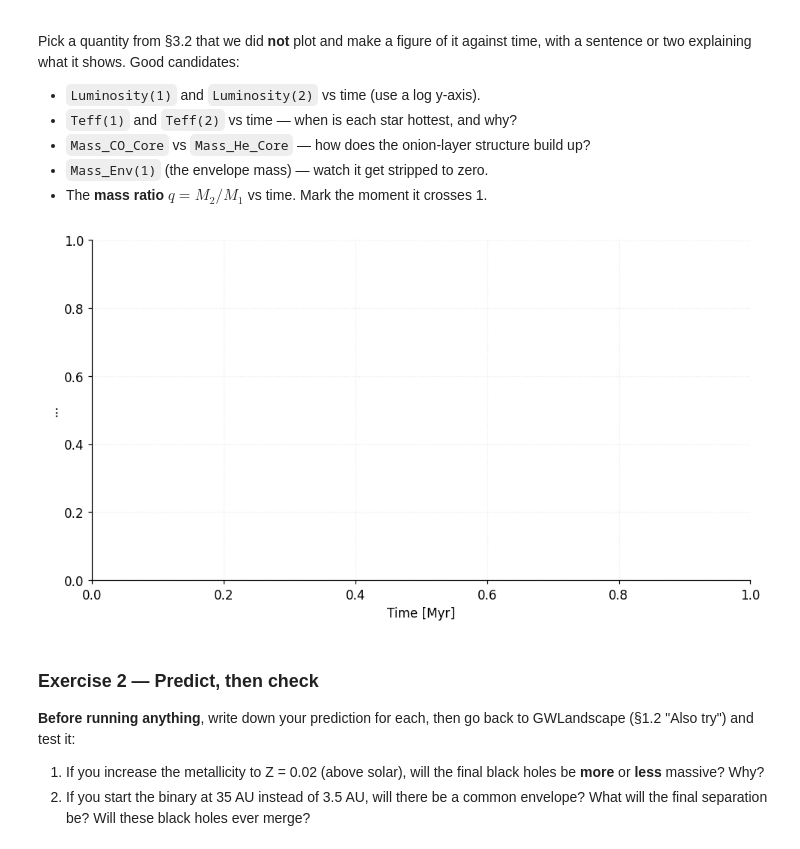
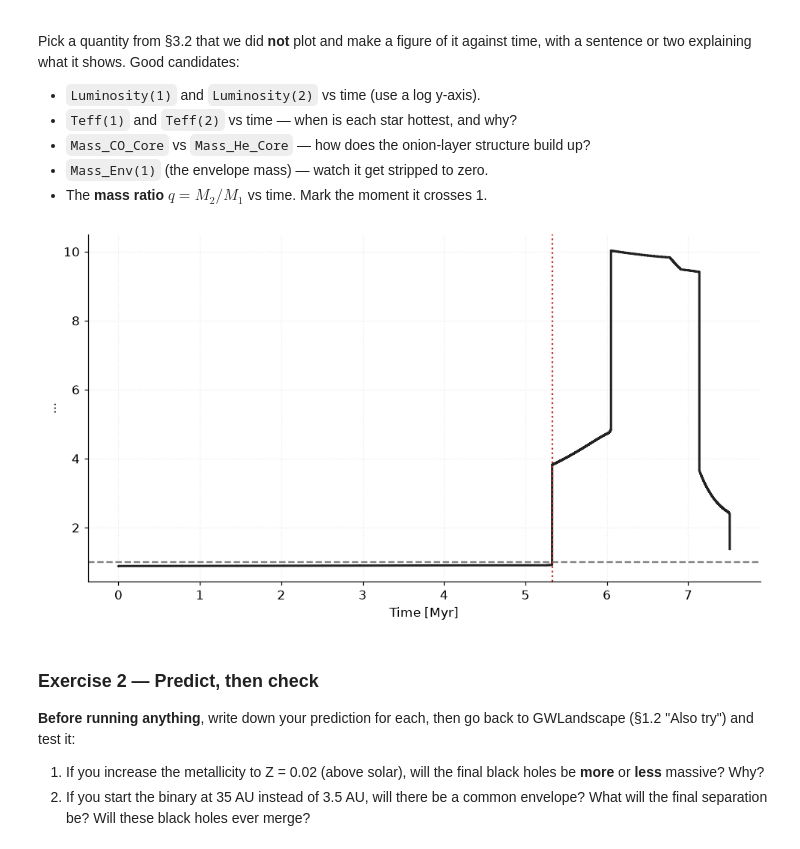
Before and after one commit to solarmachinery/growl_onboarding, a Jupyter notebook: tutorial_1_introduction_to_population_synthesis.ipynb, the cells around one changed output. Cells and saved outputs as stored; diff of their text form; code cells hidden in the pictures.

```diff
--- a/tutorial_1_introduction_to_population_synthesis.ipynb
+++ b/tutorial_1_introduction_to_population_synthesis.ipynb
@@ -446,6 +458,6 @@ plt.rcParams.update({
 # We ALSO vary linestyle, so the plots stay readable in greyscale / for colour-blind readers.
 C1, C2, CSYS = "#C1272D", "#0B5FA5", "#222222"
 
-DATA_PATH = "data/BSE_Detailed_Output_0.h5"
+DATA_PATH = r"C:\Users\honey\Downloads\BSE_Detailed_Output_0 (1).h5"
 print("numpy", np.__version__, "| h5py", h5py.__version__, "| pandas", pd.__version__)
 # %% [output]
@@ -1066,21 +1077,25 @@ sentence or two explaining what it shows. Good candidates:
 # %%
 # --- Exercise 1: your plot here -------------------------------------------------
 # Hint: `df` already holds the columns listed in COLUMNS. To load a different column,
 # add its name to COLUMNS and re-run §3.2, or open the file directly:
 #
 #   with h5py.File(DATA_PATH, "r") as f:
 #       my_column = f["Mass_Env(1)"][()]
 
 fig, ax = plt.subplots(figsize=(9, 5))
 
-# YOUR CODE HERE
+q = df["Mass(2)"] / df["Mass(1)"]
+flip = df.Time[q > 1].iloc[0]
+ax.plot(df.Time, q, color=CSYS, lw=2)
+ax.axhline(1, color="grey", ls="--")
+ax.axvline(flip, color=C1, ls=":")
 
 ax.set_xlabel("Time [Myr]")
 ax.set_ylabel("...")
 plt.tight_layout()
 plt.show()
 # %% [output]
-[figure, old version]
+[figure, new version]
 # %% [markdown]
 ### Exercise 2 — Predict, then check
 
```
Also changed, not shown: parts of 19 cells of this notebook.
